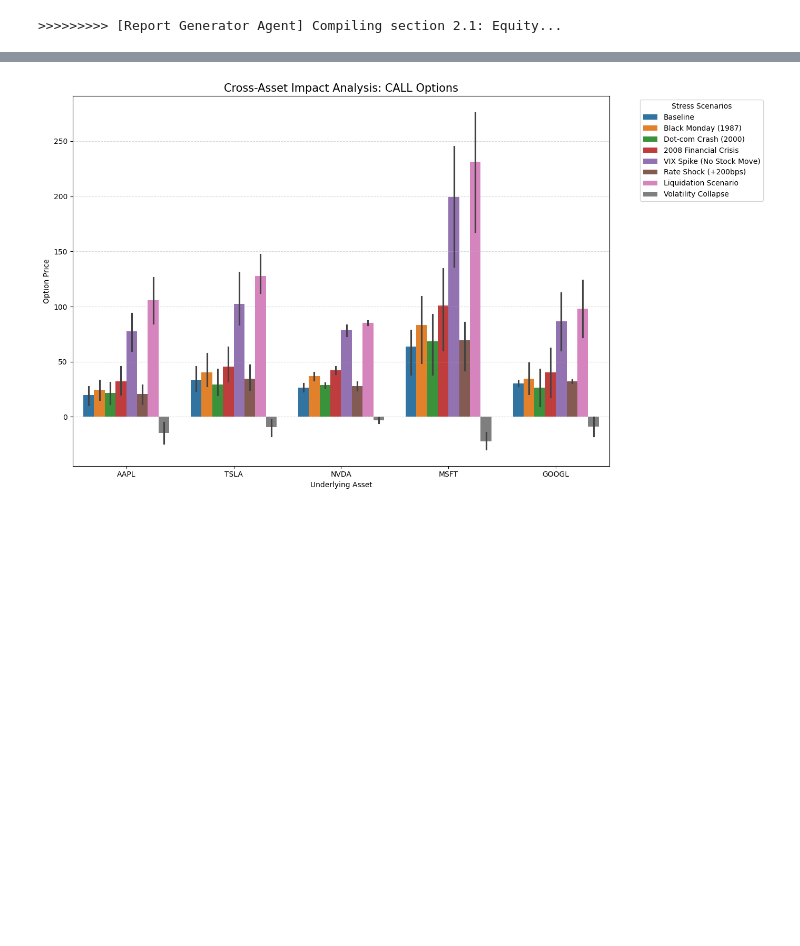
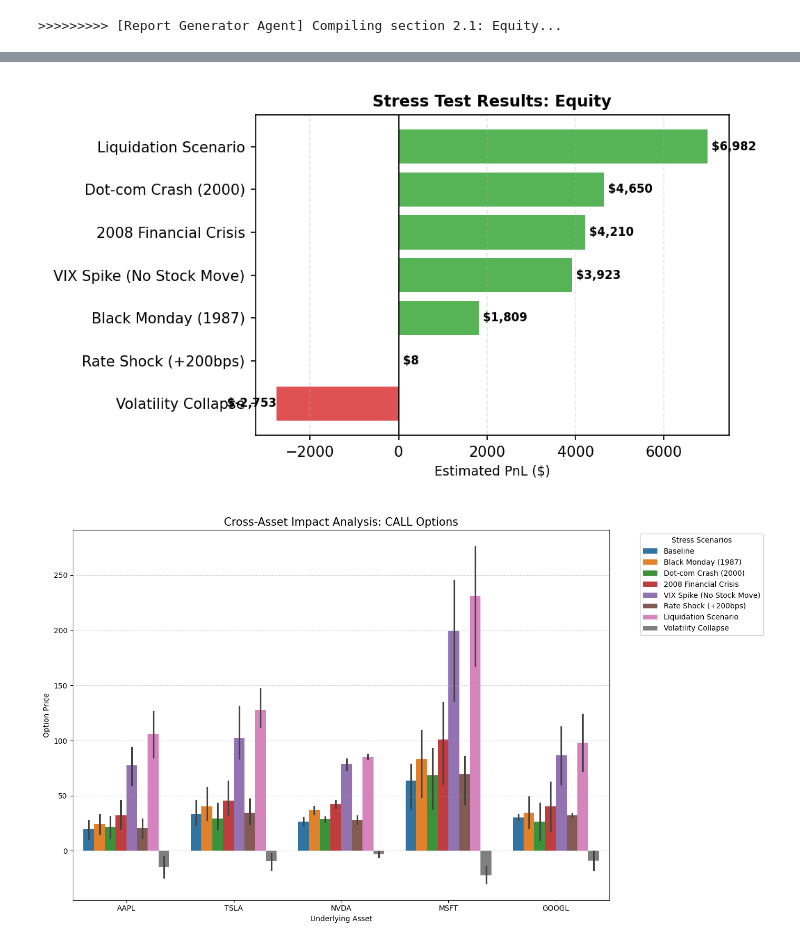
Before and after one commit to davidzgu/model_doc_automation, a Jupyter notebook: notebooks/dev/dev_multi_agent_mcp_2.0.ipynb, the cells around one changed output, grey strips where cells are left out. Drawn from its saved outputs; the diff is of its cells as text; code cells hidden in the pictures; blank space fills up the shorter version.

```diff
--- a/notebooks/dev/dev_multi_agent_mcp_2.0.ipynb
+++ b/notebooks/dev/dev_multi_agent_mcp_2.0.ipynb
@@ -1354,9 +1561,16 @@ stress_test_results_sub = stress_test_results[stress_test_results["asset_class"]
 put_call_parity_sub = put_call_parity[put_call_parity["asset_class_put"] == asset]
 # %% [output]
 >>>>>>>>> [Report Generator Agent] Compiling section 2.1: Equity...
+# %%
+from bsm_multi_agents.agents import report_generator_node
+importlib.reload(report_generator_node)
+from bsm_multi_agents.agents.report_generator_node import (
+    prepare_stress_test_data,
+    create_stress_chart
+)
+
+df = stress_test_results_sub
 # %%
-df_stress = stress_test_results_sub
-stress_cols = [c for c in df_stress.columns if c.startswith('stress_scen_')]
-opt_type = 'call'
-subset = df_stress[df_stress["option_type"] == opt_type]
+df_stress_raw, df_llm_clean = prepare_stress_test_data(df)
+table_str = df_llm_clean.to_markdown(index=False)
 # %%
@@ -1379,3 +1617,8 @@ df_plot = pd.DataFrame(plot_data)
+# %%
+img_stress = create_stress_chart(df_stress_raw, asset)
+display(Image(data=img_stress.getvalue()))
+# %% [output]
+[figure, added]
 # %%
 plt.figure(figsize=(14, 8))
 ax = sns.barplot(
```
Also changed, not shown: parts of 32 cells of this notebook, 7 other files.
